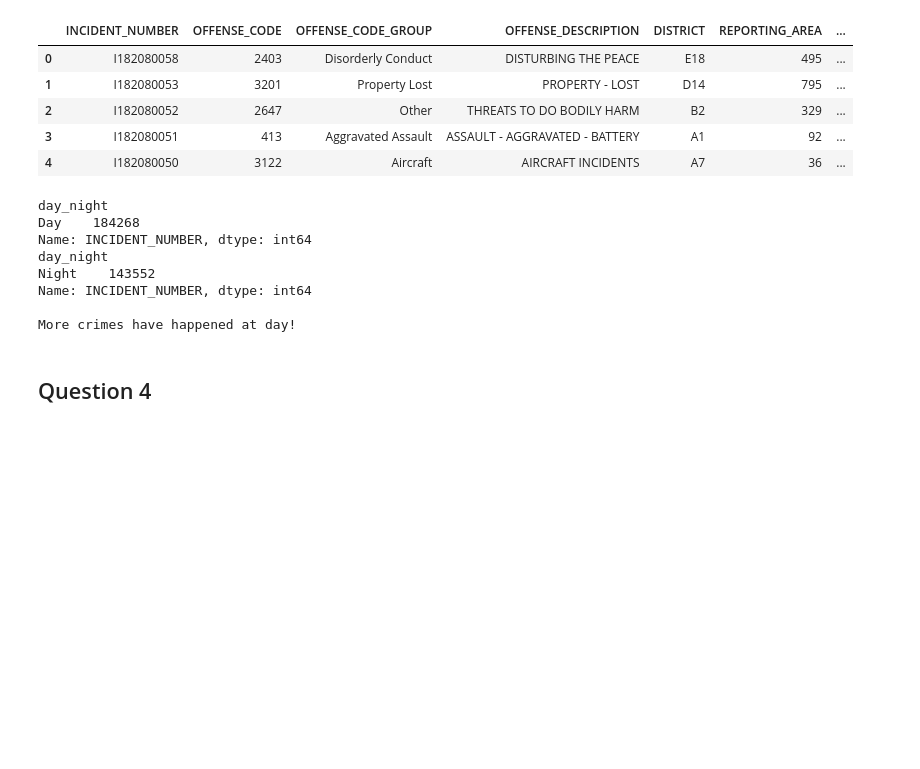
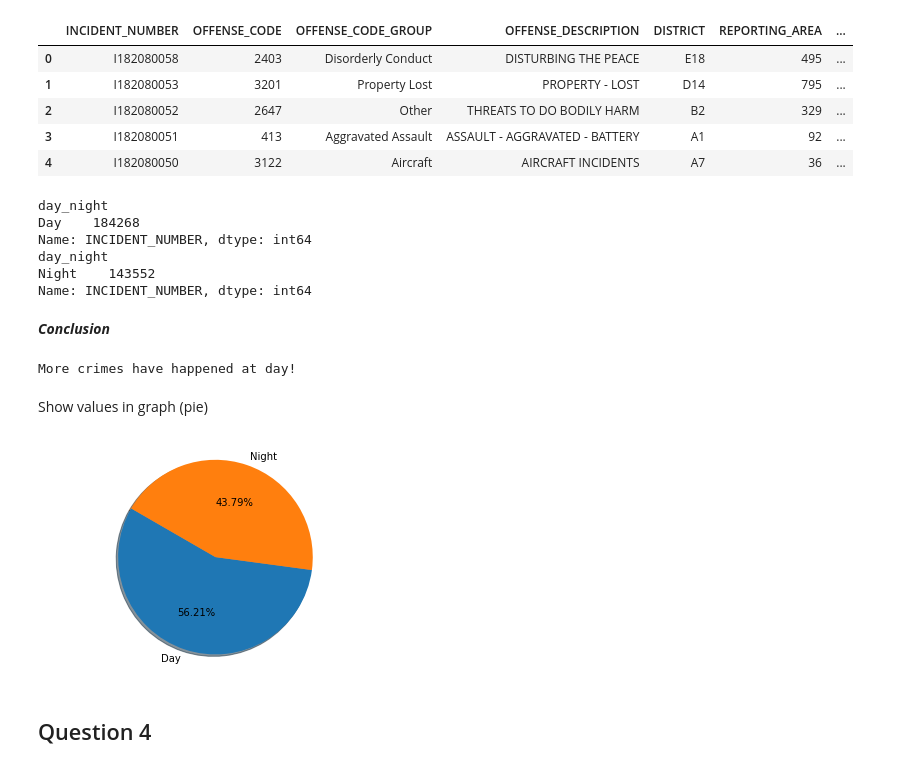
Before and after one commit to errikosg/Data-Analysis_Boston-Crimes, a Jupyter notebook: exercise.ipynb, the cells around one changed output. Drawn from its saved outputs; the diff is of its cells as text; code cells hidden in the pictures; blank space fills up the shorter version.

```diff
--- a/exercise.ipynb
+++ b/exercise.ipynb
@@ -251,8 +251,6 @@ night_data = data.loc[data["day_night"]=='Night']
 count2 = night_data.groupby('day_night')['INCIDENT_NUMBER'].count()
 
 print count1, "\n", count2, "\n"
-
-print "More crimes have happened at day!" if count1[0] > count2[0] else "More crimes have happened at night"
 # %% [output]
 day_night
 Day    184268
@@ -260,8 +258,20 @@ Name: INCIDENT_NUMBER, dtype: int64
 day_night
 Night    143552
 Name: INCIDENT_NUMBER, dtype: int64
-
-More crimes have happened at day!
+# %% [markdown]
+***Conclusion***
+# %%
+print "More crimes have happened at day!" if count1[0] > count2[0] else "More crimes have happened at night"
+# %% [output]
+More crimes have happened at day!
+# %% [markdown]
+Show values in graph (pie)
+# %%
+plt.pie([count1,count2],labels=["Day","Night"],autopct='%1.2f%%', shadow=True, startangle=150)
+plt.axis('equal')
+plt.show()
+# %% [output]
+[figure, added]
 # %% [markdown]
 ## Question 4
 # %% [markdown]
```
Also changed, not shown: parts of 24 cells of this notebook.
